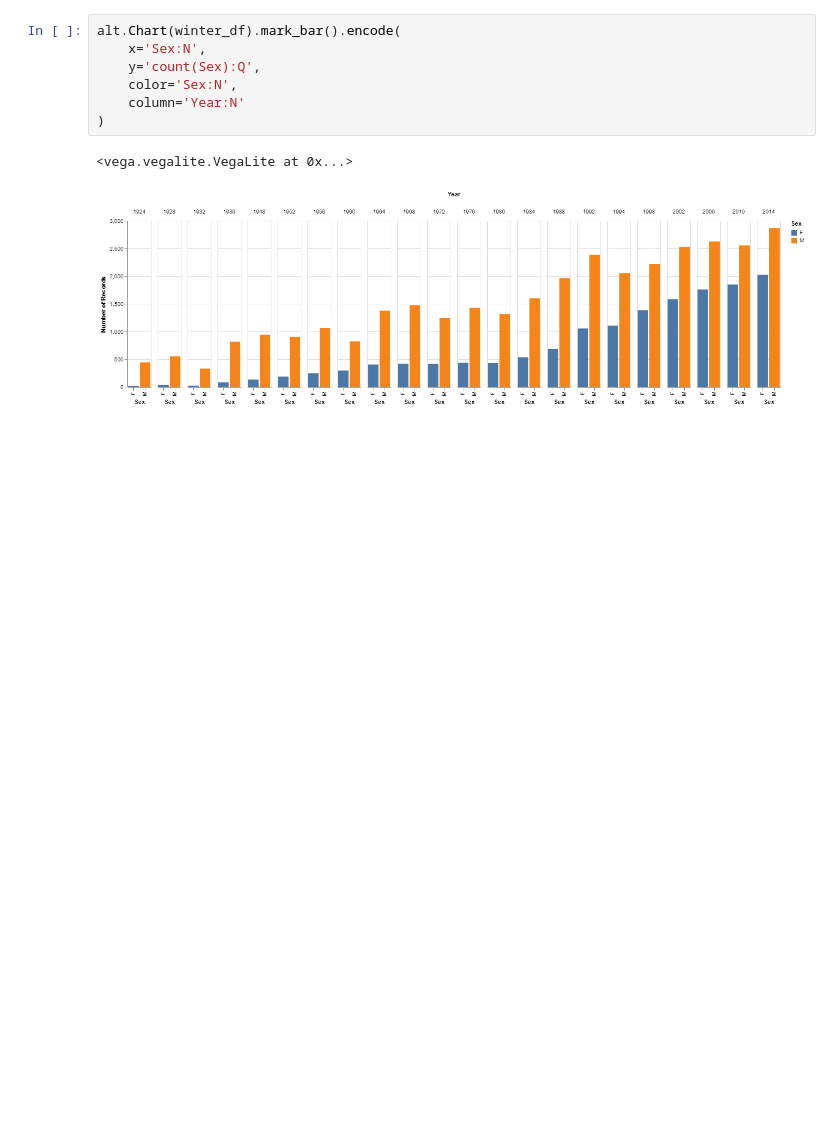
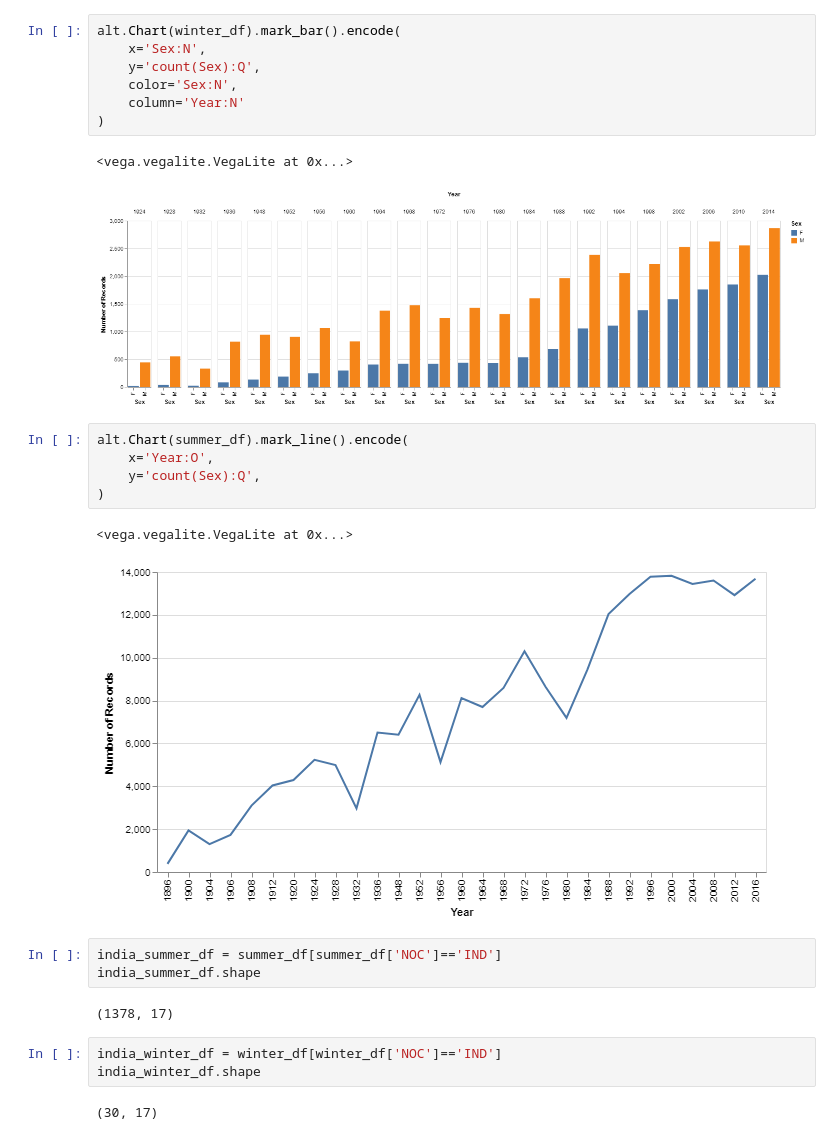
Before and after one commit to sarthakbatragatech/OlympicViz, a Jupyter notebook: OlympicViz.ipynb, the cells around one changed output. Cells and saved outputs as stored; diff of their text form; blank space fills up the shorter version.

Commit message:
Generated charts for Indian athletes

```diff
--- a/OlympicViz.ipynb
+++ b/OlympicViz.ipynb
@@ -96,3 +96,21 @@ alt.Chart(winter_df).mark_bar().encode(
 # %% [output]
 <vega.vegalite.VegaLite at 0x...>
 [figure]
+# %%
+alt.Chart(summer_df).mark_line().encode(
+    x='Year:O',
+    y='count(Sex):Q',
+)
+# %% [output]
+<vega.vegalite.VegaLite at 0x...>
+[figure, added]
+# %%
+india_summer_df = summer_df[summer_df['NOC']=='IND']
+india_summer_df.shape
+# %% [output]
+(1378, 17)
+# %%
+india_winter_df = winter_df[winter_df['NOC']=='IND']
+india_winter_df.shape
+# %% [output]
+(30, 17)
```
Also changed, not shown: parts of 4 cells of this notebook.
